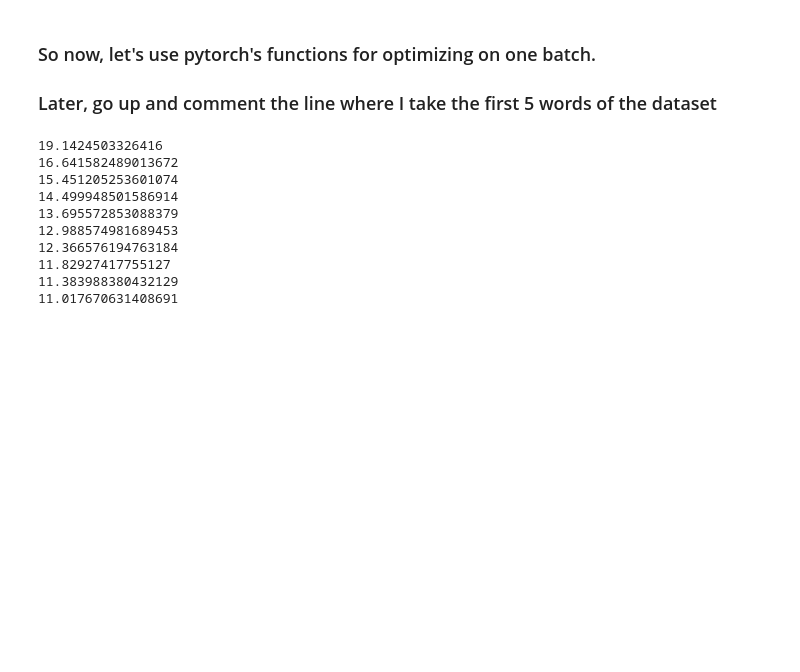
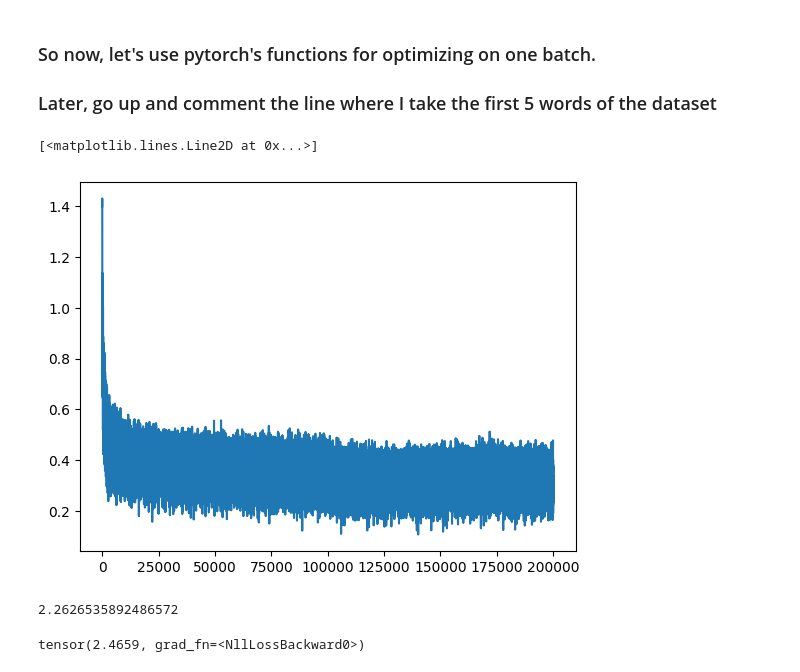
Before and after one commit to DrAlexSanz/micrograd, a Jupyter notebook: 02_Makemore.ipynb, the cells around one changed output. Cells and saved outputs as stored; diff of their text form; code cells hidden in the pictures; blank space fills up the shorter version.

```diff
--- a/02_Makemore.ipynb
+++ b/02_Makemore.ipynb
@@ -153,10 +187,10 @@ tensor(14.7433)
 ### Let's make this presentable for recap
 # %%
 g = torch.Generator().manual_seed(2147483647) # For reproducibility
-C = torch.randn((27, 2), generator = g)
-W1 = torch.randn((6, 100), generator = g)
-b1 = torch.randn((100), generator = g)
-W2 = torch.randn((100, 27), generator = g)
+C = torch.randn((27, 10), generator = g)
+W1 = torch.randn((30, 200), generator = g) # The bottleneck may be the 300 units in the hidden layer OR the 2 dimensional embeddings. I may have to increase to 3, 4, or N dimensional embeddings
+b1 = torch.randn((200), generator = g)
+W2 = torch.randn((200, 27), generator = g)
 b2 = torch.randn(27, generator = g)
 parameters = [C, W1, b1, W2, b2]
 # %%
@@ -183,13 +221,21 @@ for p in parameters:
+# %%
+lri = [] # For tracking
+lossi = [] # For tracking
+stepi = []
 # %%
 # Now I add the backward pass and put it in the loop, to optimize only on one batch. I should overfit quickly.
 
-for _ in range(10):
+for i in range(200000):
+
+    # build a mini batch. Like this instead of full gradient descent, we have SGD. Iterations are faster but have noise.
+    ix = torch.randint(0, Xtr.shape[0], (32,)) # the 32 samples is a tuple
+
     # Forward pass
-    emb = C[X] # shape is (32, 2, 2)
-    h = torch.tanh(emb.view(-1, 6) @ W1 + b1) # Shape is (32, 100)
+    emb = C[Xtr[ix]] # shape is (32, 2, 2)
+    h = torch.tanh(emb.view(-1, 30) @ W1 + b1) # Shape is (32, 100)
     logits = h @ W2 + 2 # Shape is (32, 37)
-    loss = F.cross_entropy(logits, Y)
-    print(loss.item())
+    loss = F.cross_entropy(logits, Ytr[ix])
+    #print(loss.item())
 
     # Backward pass
     for p in parameters:
@@ -197,16 +243,29 @@ for _ in range(10):
     loss.backward() # calculate gradients
 
     # Gradient update stage
+    lr = 0.1 if i < 100_000 else 0.01
     for p in parameters:
-        p.data += -0.1 * p.grad # lr is 0.1 here
+        p.data += -lr * p.grad # lr is 0.1 here
+
+    # track lr and loss
+    # lri.append(lre[i]) # Use the exponential version
+    stepi.append(i)
+    lossi.append(loss.log10().item()) # Nicer plotting
-# %% [output]
-19.1424503326416
-16.641582489013672
-15.451205253601074
-14.499948501586914
-13.695572853088379
-12.988574981689453
-12.366576194763184
-11.82927417755127
-11.383988380432129
-11.017670631408691
+# %%
+plt.plot(stepi, lossi)
+# %% [output]
+[<matplotlib.lines.Line2D at 0x...>]
+[figure, added]
+# %%
+print(loss.item())
+# %% [output]
+2.2626535892486572
+# %%
+# And use the validation set to test it
+emb = C[Xdev] # (32, 3, 2)
+h = torch.tanh(emb.view(-1, 30) @ W1 + b1) # (32, 100)
+logits = h @ W2 + b2 # (32, 27)
+loss = F.cross_entropy(logits, Ydev)
+loss
+# %% [output]
+tensor(2.4659, grad_fn=<NllLossBackward0>)
```
Also changed, not shown: parts of 10 cells of this notebook.
